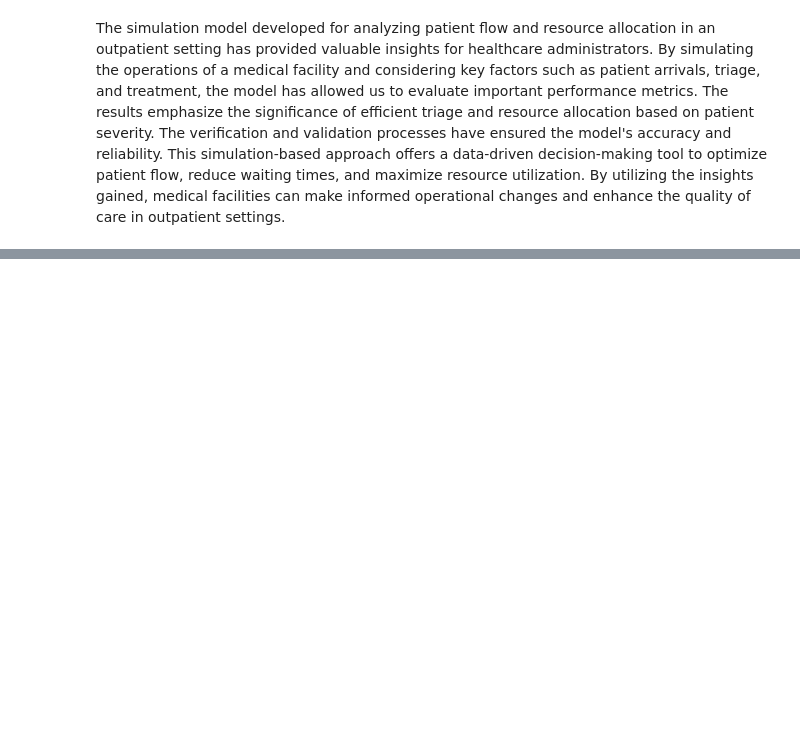
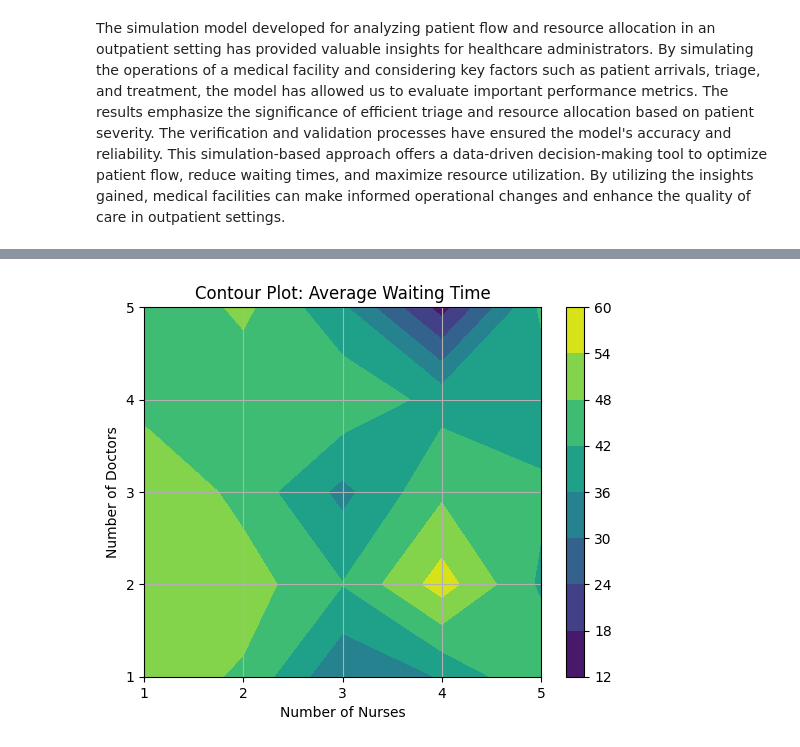
Before and after one commit to waheeb123/Data_604_homeworks, a Jupyter notebook: tringto_write_complete_simulation.ipynb, the cells around one changed output, grey strips where cells are left out. Cells and saved outputs as stored; diff of their text form; code cells hidden in the pictures; blank space fills up the shorter version.

```diff
--- a/tringto_write_complete_simulation.ipynb
+++ b/tringto_write_complete_simulation.ipynb
@@ -468,0 +342,14 @@ The simulation model developed for analyzing patient flow and resource allocatio
+# %%
+# Create a contour plot
+fig, ax = plt.subplots()
+contour = ax.contourf(num_nurses_range, num_doctors_range, avg_waiting_times.T, cmap='viridis')
+cbar = plt.colorbar(contour)
+ax.set_xlabel('Number of Nurses')
+ax.set_ylabel('Number of Doctors')
+ax.set_title('Contour Plot: Average Waiting Time')
+plt.xticks(num_nurses_range)
+plt.yticks(num_doctors_range)
+plt.grid(True)
+plt.show()
+# %% [output]
+[figure, added]
```
Also changed, not shown: parts of 8 cells of this notebook.
